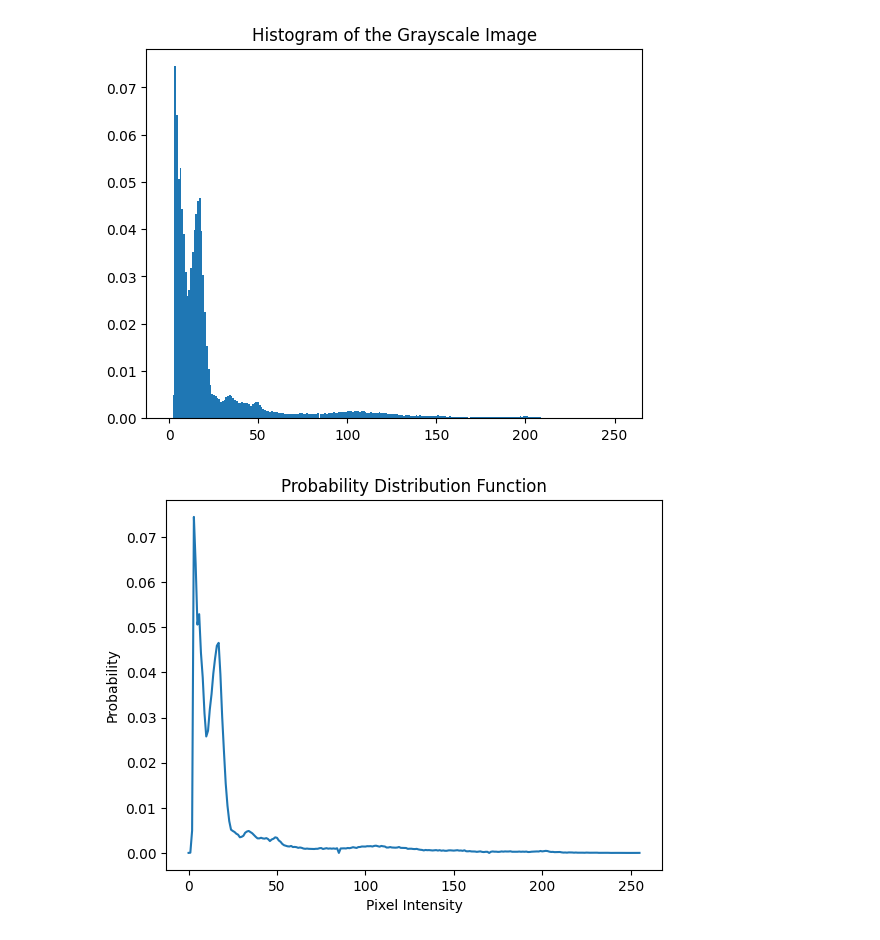
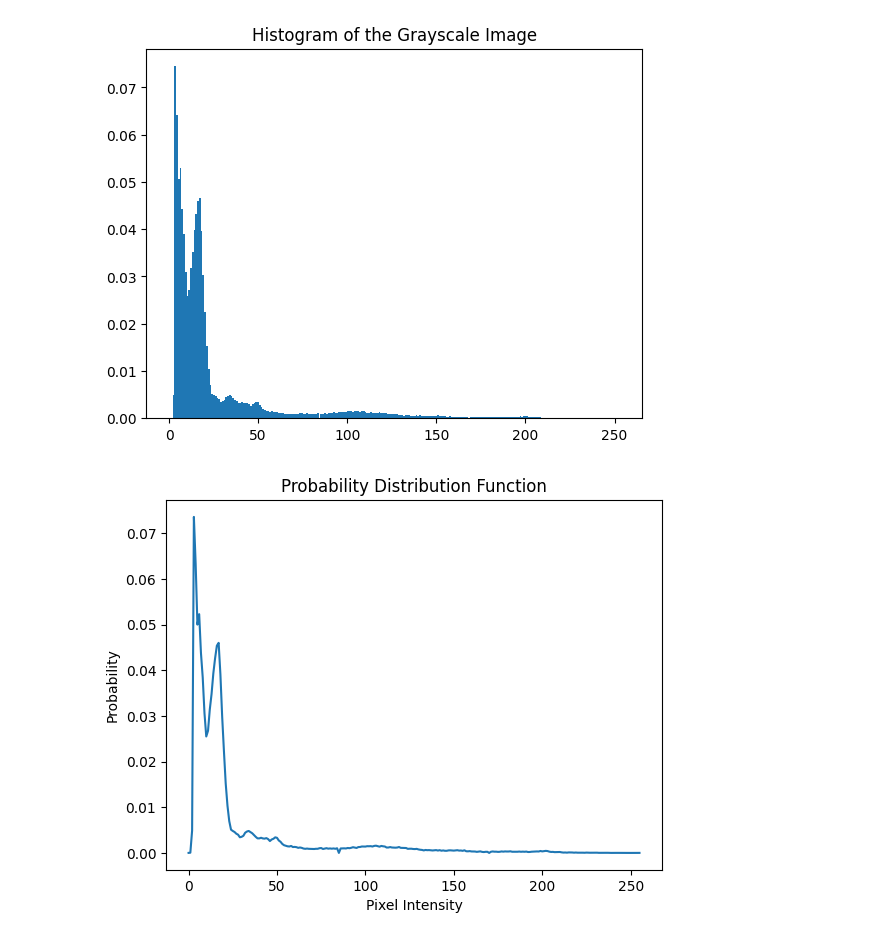
Before and after one commit to jclmaypa/MAYPA_AP-157-Submissions, a Jupyter notebook: Activity 1/Activity 1.ipynb, the cells around one changed output. Cells and saved outputs as stored; diff of their text form; code cells hidden in the pictures.

```diff
--- a/Activity 1/Activity 1.ipynb
+++ b/Activity 1/Activity 1.ipynb
@@ -268,21 +268,21 @@ plt.show()
 # %%
 # Now making the PDF
 
 
 # Getting hist values and normalizing them
-norm_hist_values, bin_edges  = np.histogram(flattened, bins = 256, density = True)
-
+hist_values, bin_edges  = np.histogram(flattened, bins = 256)
+norm_hist_values = hist_values/processed_image.size
 # Plot PDF
 x = np.arange(0,256,1)
 
 fig, ax = plt.subplots()
 ax.plot(x, norm_hist_values)
 ax.set_ylabel("Probability")
 ax.set_xlabel("Pixel Intensity")
 plt.title("Probability Distribution Function")
 plt.show()
 # %% [output]
-[figure, old version]
+[figure, new version]
 # %%
 # Now making the CDF
 CDF = np.cumsum(norm_hist_values)
```
Also changed, not shown: parts of 4 cells of this notebook, 1 other file.
